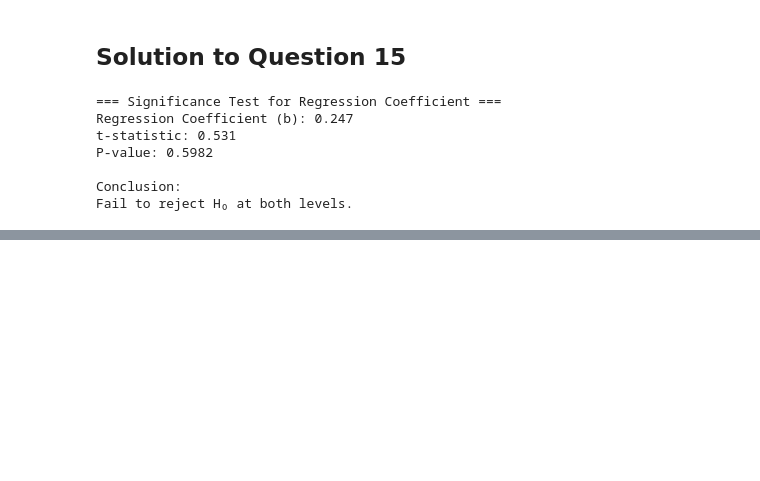
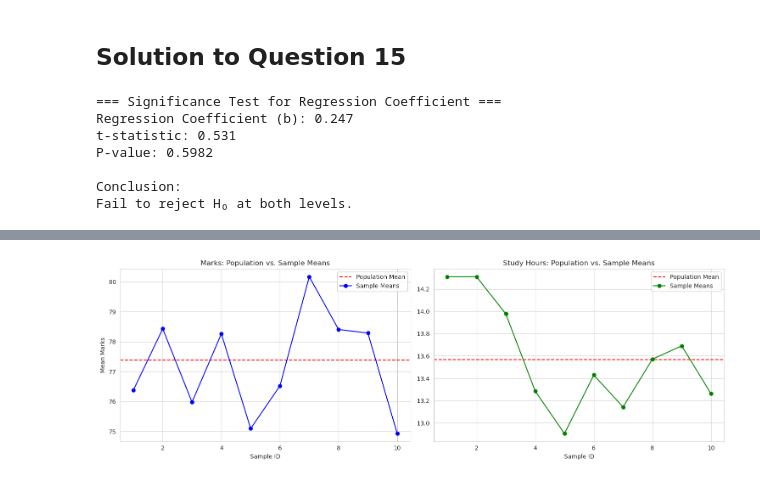
Before and after one commit to heytanix/MSML_Repository, a Jupyter notebook: app.ipynb, the cells around one changed output, grey strips where cells are left out. Saved outputs shown, nothing was run; the diff lists cells and outputs as text; code cells hidden in the pictures; blank space fills up the shorter version.

```diff
--- a/app.ipynb
+++ b/app.ipynb
@@ -725,0 +747,15 @@ Fail to reject H₀ at both levels.
+# %%
+import pandas as pd
+import numpy as np
+import matplotlib.pyplot as plt
+import seaborn as sns
+
+# Load the dataset
+df = pd.read_csv('Team-3.csv')  # Adjust path if needed
+print(f"Population size: {len(df)}")
+
+# Generate 10 samples
+for i in range(1, 11):
+    sample = df.sample(n=42, replace=False, random_state=i)  # random_state=i ensures reproducibility
+    sample.to_csv(f'Sample_{i}.csv', index=False)
+    print(f"✅ Saved Sample_{i}.csv (n=42)")
@@ -725,0 +774,33 @@ Fail to reject H₀ at both levels.
+# %%
+# Load all samples
+samples = [pd.read_csv(f'Sample_{i}.csv') for i in range(1, 11)]
+
+# Compare means of 'Marks (out of 100)' and 'Study Hours (per week)'
+pop_marks_mean = df['Marks (out of 100)'].mean()
+pop_hours_mean = df['Study Hours (per week)'].mean()
+
+sample_marks_means = [s['Marks (out of 100)'].mean() for s in samples]
+sample_hours_means = [s['Study Hours (per week)'].mean() for s in samples]
+
+# Plot comparison
+fig, axes = plt.subplots(1, 2, figsize=(15, 5))
+
+# Marks comparison
+axes[0].axhline(pop_marks_mean, color='red', linestyle='--', label='Population Mean')
+axes[0].plot(range(1, 11), sample_marks_means, 'bo-', label='Sample Means')
+axes[0].set_title('Marks: Population vs. Sample Means')
+axes[0].set_xlabel('Sample ID')
+axes[0].set_ylabel('Mean Marks')
+axes[0].legend()
+
+# Study hours comparison
+axes[1].axhline(pop_hours_mean, color='red', linestyle='--', label='Population Mean')
+axes[1].plot(range(1, 11), sample_hours_means, 'go-', label='Sample Means')
+axes[1].set_title('Study Hours: Population vs. Sample Means')
+axes[1].set_xlabel('Sample ID')
+axes[1].legend()
+
+plt.tight_layout()
+plt.show()
+# %% [output]
+[figure, added]
```
Also changed, not shown: parts of 24 cells of this notebook.
